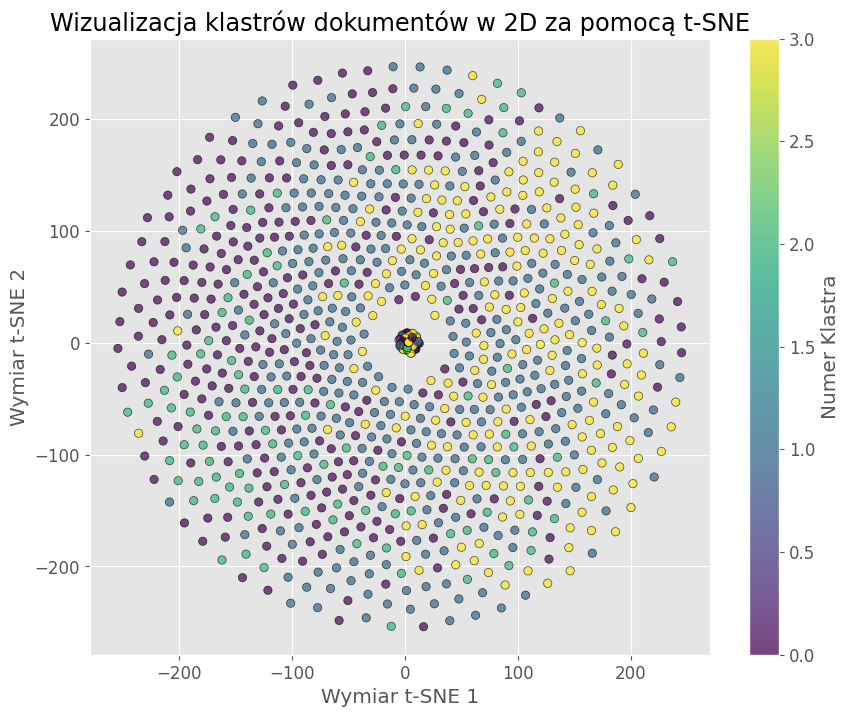
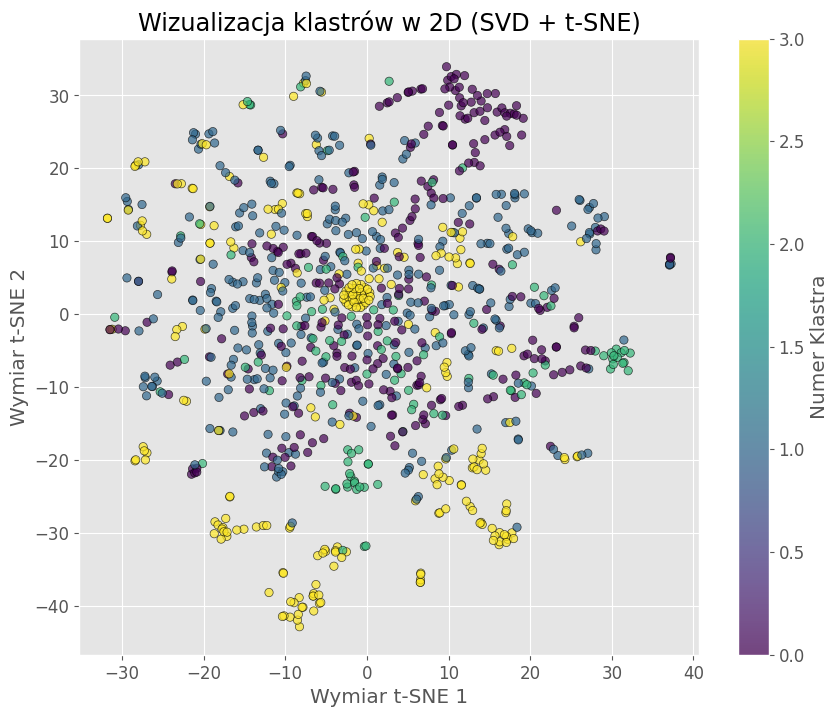
The notebook cell's code change between the first figure and the second:
--- before
+++ after
@@ -1,6 +1,12 @@
-print("Uruchamianie t-SNE (redukcja wymiarowości)...")
-tsne = TSNE(n_components=2, perplexity=30, random_state=42, max_iter=1000)
-tfidf_dense = tfidf_matrix.toarray()
-tsne_results = tsne.fit_transform(tfidf_dense)
+from sklearn.decomposition import TruncatedSVD
+from sklearn.manifold import TSNE
+
+print("Wstępna redukcja wymiarowości (TruncatedSVD)...")
+svd = TruncatedSVD(n_components=50, random_state=42)
+tfidf_reduced = svd.fit_transform(tfidf_matrix)
+
+print("Uruchamianie t-SNE...")
+tsne = TSNE(n_components=2, perplexity=30, random_state=42)
+tsne_results = tsne.fit_transform(tfidf_reduced)
 
 print("Rysowanie wykresu t-SNE...")
@@ -8,5 +14,5 @@
 scatter = plt.scatter(tsne_results[:, 0], tsne_results[:, 1], c=custom_model.labels_, cmap='viridis', alpha=0.7, edgecolors='k')
 plt.colorbar(scatter, label='Numer Klastra')
-plt.title('Wizualizacja klastrów dokumentów w 2D za pomocą t-SNE')
+plt.title('Wizualizacja klastrów w 2D (SVD + t-SNE)')
 plt.xlabel('Wymiar t-SNE 1')
 plt.ylabel('Wymiar t-SNE 2')

Commit: jeszcze to